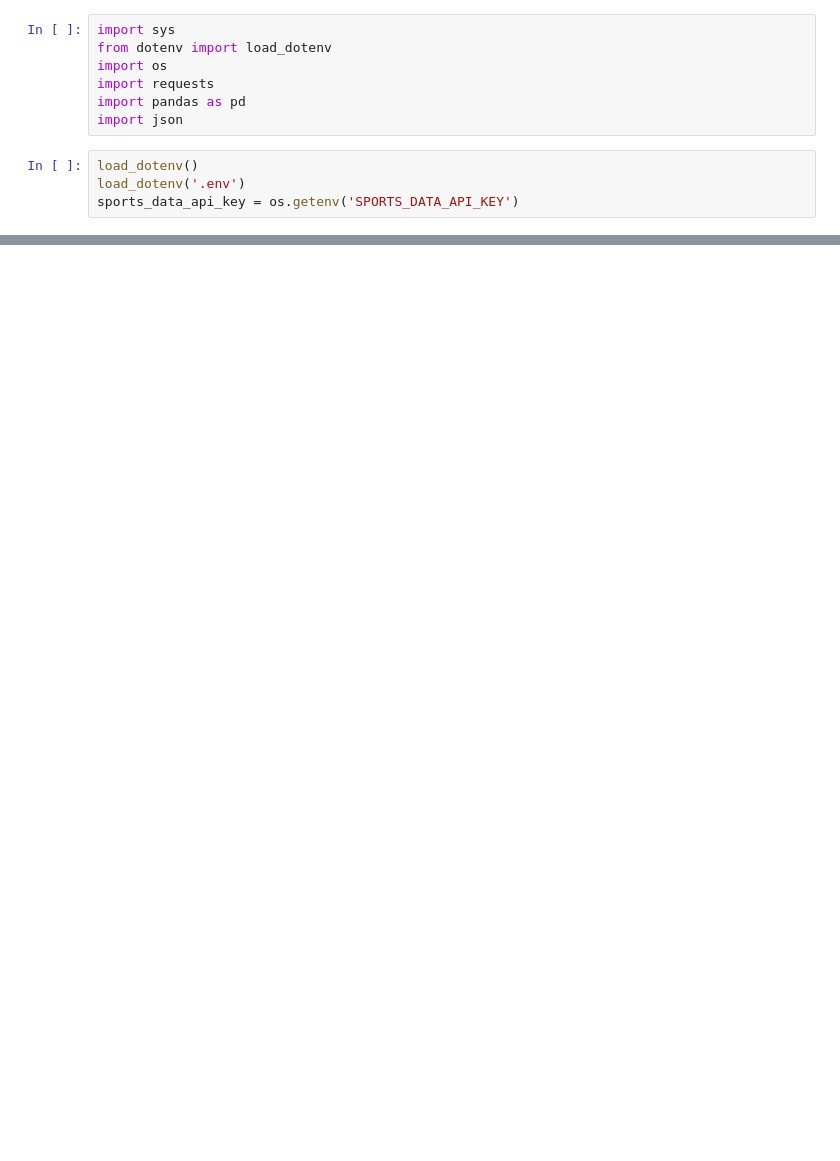
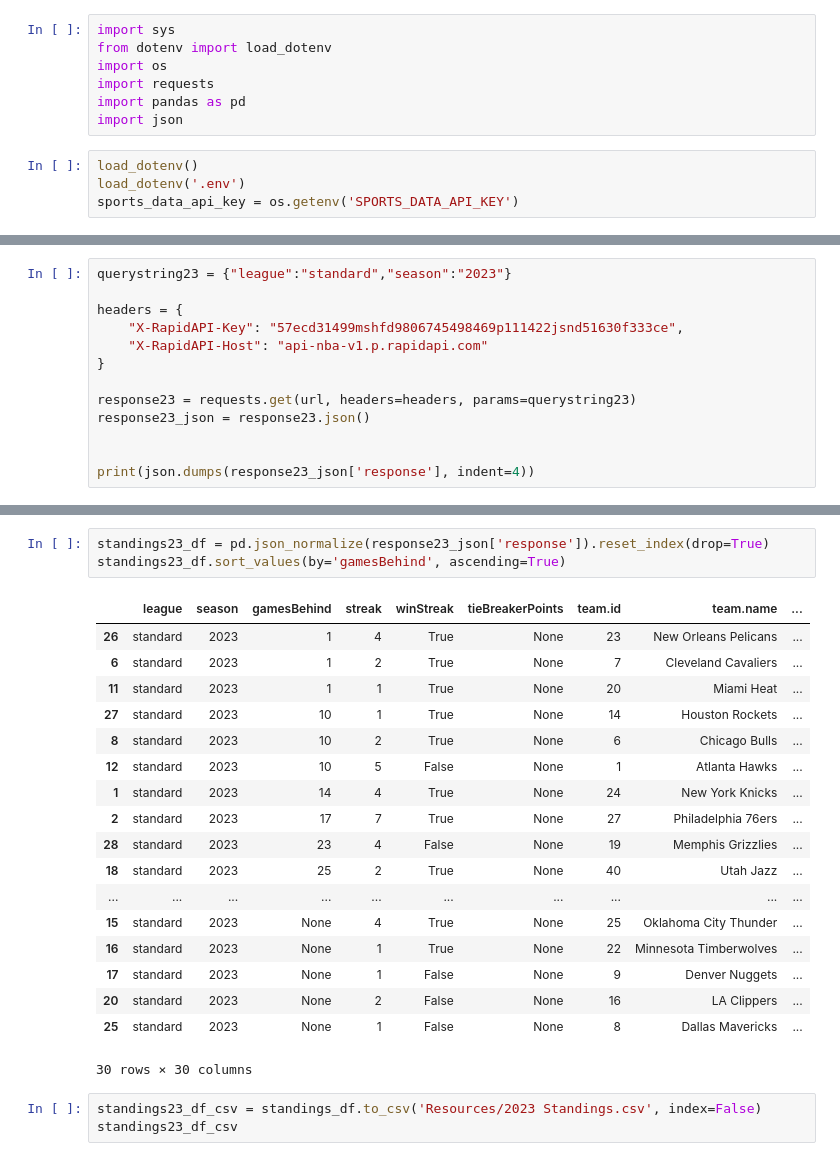
Before and after one commit to knox135/group-project-1, a Jupyter notebook: standings.ipynb, the cells around one changed output, grey strips where cells are left out. Saved outputs shown, nothing was run; the diff lists cells and outputs as text; blank space fills up the shorter version.

```diff
--- a/standings.ipynb
+++ b/standings.ipynb
@@ -74,0 +128,13 @@ standings_df_csv
+# %%
+querystring23 = {"league":"standard","season":"2023"}
+
+headers = {
+	"X-RapidAPI-Key": "57ecd31499mshfd9806745498469p111422jsnd51630f333ce",
+	"X-RapidAPI-Host": "api-nba-v1.p.rapidapi.com"
+}
+
+response23 = requests.get(url, headers=headers, params=querystring23)
+response23_json = response23.json()
+
+
+print(json.dumps(response23_json['response'], indent=4))
@@ -74,0 +159,25 @@ standings_df_csv
+# %%
+standings23_df = pd.json_normalize(response23_json['response']).reset_index(drop=True)
+standings23_df.sort_values(by='gamesBehind', ascending=True)
+# %% [output]
+|  | league | season | gamesBehind | streak | winStreak | tieBreakerPoints | team.id | team.name | ... |
+| 26 | standard | 2023 | 1 | 4 | True | None | 23 | New Orleans Pelicans | ... |
+| 6 | standard | 2023 | 1 | 2 | True | None | 7 | Cleveland Cavaliers | ... |
+| 11 | standard | 2023 | 1 | 1 | True | None | 20 | Miami Heat | ... |
+| 27 | standard | 2023 | 10 | 1 | True | None | 14 | Houston Rockets | ... |
+| 8 | standard | 2023 | 10 | 2 | True | None | 6 | Chicago Bulls | ... |
+| 12 | standard | 2023 | 10 | 5 | False | None | 1 | Atlanta Hawks | ... |
+| 1 | standard | 2023 | 14 | 4 | True | None | 24 | New York Knicks | ... |
+| 2 | standard | 2023 | 17 | 7 | True | None | 27 | Philadelphia 76ers | ... |
+| 28 | standard | 2023 | 23 | 4 | False | None | 19 | Memphis Grizzlies | ... |
+| 18 | standard | 2023 | 25 | 2 | True | None | 40 | Utah Jazz | ... |
+| ... | ... | ... | ... | ... | ... | ... | ... | ... | ... |
+| 15 | standard | 2023 | None | 4 | True | None | 25 | Oklahoma City Thunder | ... |
+| 16 | standard | 2023 | None | 1 | True | None | 22 | Minnesota Timberwolves | ... |
+| 17 | standard | 2023 | None | 1 | False | None | 9 | Denver Nuggets | ... |
+| 20 | standard | 2023 | None | 2 | False | None | 16 | LA Clippers | ... |
+| 25 | standard | 2023 | None | 1 | False | None | 8 | Dallas Mavericks | ... |
+30 rows × 30 columns
+# %%
+standings23_df_csv = standings_df.to_csv('Resources/2023 Standings.csv', index=False)
+standings23_df_csv
```
Also changed, not shown: parts of 26 cells of this notebook.
